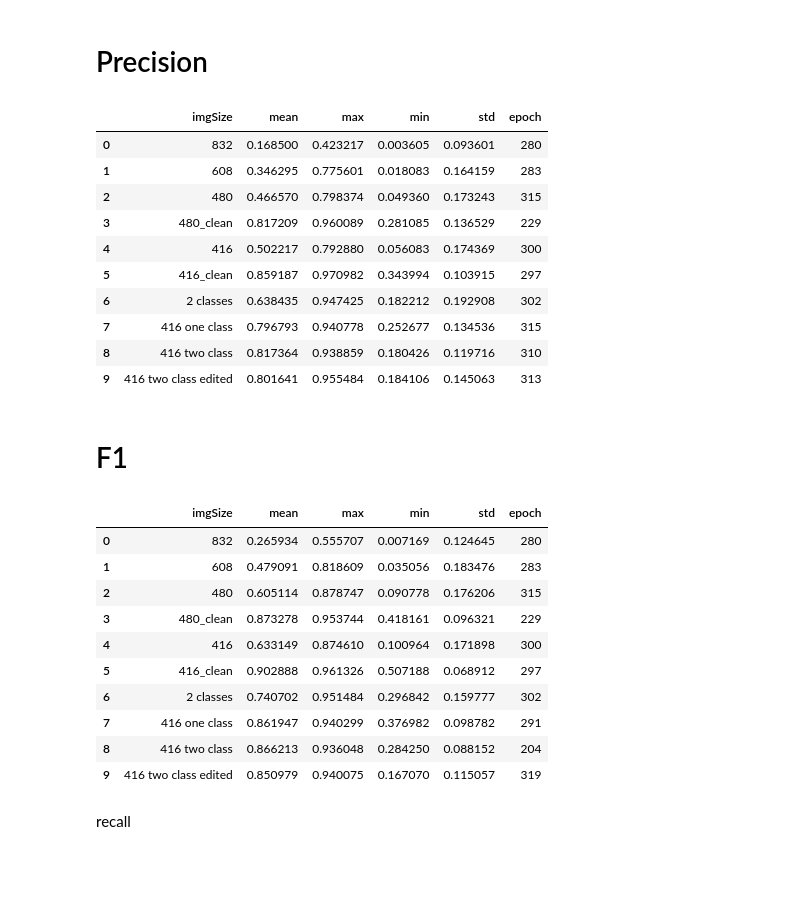
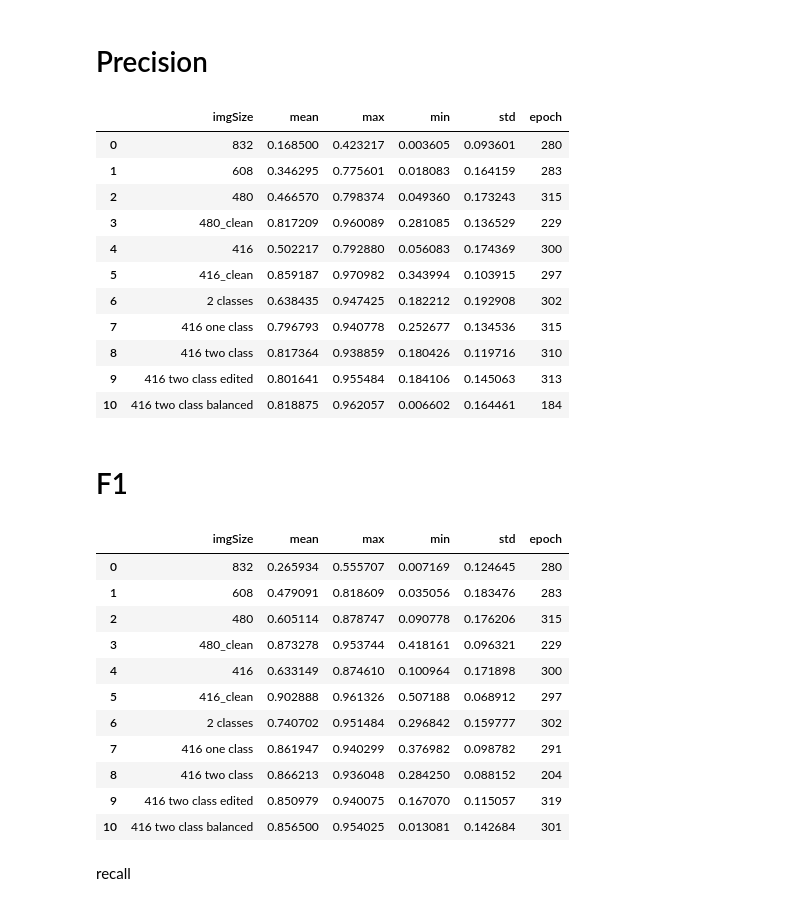
Before and after one commit to mariontan/YoloModelScoring, a Jupyter notebook: YOLOmodelScores/analyzeYoloScore.ipynb, the cells around one changed output. Saved outputs shown, nothing was run; the diff lists cells and outputs as text; code cells hidden in the pictures; blank space fills up the shorter version.

Commit message:
added new scores for models trained with balanced data set and used yolov3 weights as a starting point

```diff
--- a/YOLOmodelScores/analyzeYoloScore.ipynb
+++ b/YOLOmodelScores/analyzeYoloScore.ipynb
@@ -12,6 +12,7 @@ df_2Cls_416 = pd.read_csv('./katip_truck_car_416.csv')
 df_2CLS_edited = pd.read_csv('katip_truck_car_two_classs_with_edited_416.csv')
 df_one = pd.read_csv('./katip_truck_car_oneclasss_416.csv')
 df_two = pd.read_csv('./katip_truck_car_two_classs_416.csv')
+df_balanced = pd.read_csv('./katip_truck_car_twoclass_balanced_data.csv')
 print('832',df_832.shape)
 print('608',df_608.shape)
 print('480',df_480.shape)
@@ -22,6 +23,7 @@ print('2 classes', df_2Cls_416.shape)
 print('2 classes with edited', df_2CLS_edited.shape)
 print('1 class car truck', df_one.shape)
 print('2 class car truck', df_two.shape)
+print('2 class balanced', df_balanced.shape)
 # %% [output]
 832 (320, 6)
 608 (320, 6)
@@ -78,28 +81,30 @@ def returnBasicStat(column, df,imgSize):
 # %%
 stats = pd.DataFrame(columns=['imgSize','mean','max','min','std','epoch'])
 stats.loc[0]= returnBasicStat('precision', df_832, '832')
 stats.loc[1]= returnBasicStat('precision', df_608, '608')
 stats.loc[2]= returnBasicStat('precision', df_480, '480')
 stats.loc[3]= returnBasicStat('precision', df_clean_480, '480_clean')
 stats.loc[4]= returnBasicStat('precision', df_416, '416')
 stats.loc[5]= returnBasicStat('precision', df_clean_416, '416_clean')
 stats.loc[6]= returnBasicStat('precision', df_2Cls_416, '2 classes')
 stats.loc[7]= returnBasicStat('precision', df_one, '416 one class')
 stats.loc[8]= returnBasicStat('precision', df_two,'416 two class')
 stats.loc[9] = returnBasicStat('precision', df_2CLS_edited,'416 two class edited')
+stats.loc[10] = returnBasicStat('precision',df_balanced,'416 two class balanced')
 stats
 # %% [output]
 |  | imgSize | mean | max | min | std | epoch |
 | 0 | 832 | 0.168500 | 0.423217 | 0.003605 | 0.093601 | 280 |
 | 1 | 608 | 0.346295 | 0.775601 | 0.018083 | 0.164159 | 283 |
 | 2 | 480 | 0.466570 | 0.798374 | 0.049360 | 0.173243 | 315 |
 | 3 | 480_clean | 0.817209 | 0.960089 | 0.281085 | 0.136529 | 229 |
 | 4 | 416 | 0.502217 | 0.792880 | 0.056083 | 0.174369 | 300 |
 | 5 | 416_clean | 0.859187 | 0.970982 | 0.343994 | 0.103915 | 297 |
 | 6 | 2 classes | 0.638435 | 0.947425 | 0.182212 | 0.192908 | 302 |
 | 7 | 416 one class | 0.796793 | 0.940778 | 0.252677 | 0.134536 | 315 |
 | 8 | 416 two class | 0.817364 | 0.938859 | 0.180426 | 0.119716 | 310 |
 | 9 | 416 two class edited | 0.801641 | 0.955484 | 0.184106 | 0.145063 | 313 |
+| 10 | 416 two class balanced | 0.818875 | 0.962057 | 0.006602 | 0.164461 | 184 |
 # %% [markdown]
 # F1
 # %%
@@ -114,6 +119,7 @@ stats.loc[6]= returnBasicStat('F1', df_2Cls_416, '2 classes')
 stats.loc[7]= returnBasicStat('F1', df_one, '416 one class')
 stats.loc[8]= returnBasicStat('F1', df_two, '416 two class')
 stats.loc[9] = returnBasicStat('F1', df_2CLS_edited,'416 two class edited')
+stats.loc[10] = returnBasicStat('F1',df_balanced,'416 two class balanced')
 stats
 # %% [output]
 |  | imgSize | mean | max | min | std | epoch |
@@ -127,6 +133,7 @@ stats
 | 7 | 416 one class | 0.861947 | 0.940299 | 0.376982 | 0.098782 | 291 |
 | 8 | 416 two class | 0.866213 | 0.936048 | 0.284250 | 0.088152 | 204 |
 | 9 | 416 two class edited | 0.850979 | 0.940075 | 0.167070 | 0.115057 | 319 |
+| 10 | 416 two class balanced | 0.856500 | 0.954025 | 0.013081 | 0.142684 | 301 |
 # %% [markdown]
 recall
 # %%
```
Also changed, not shown: parts of 1 cell of this notebook, 2 other files.
